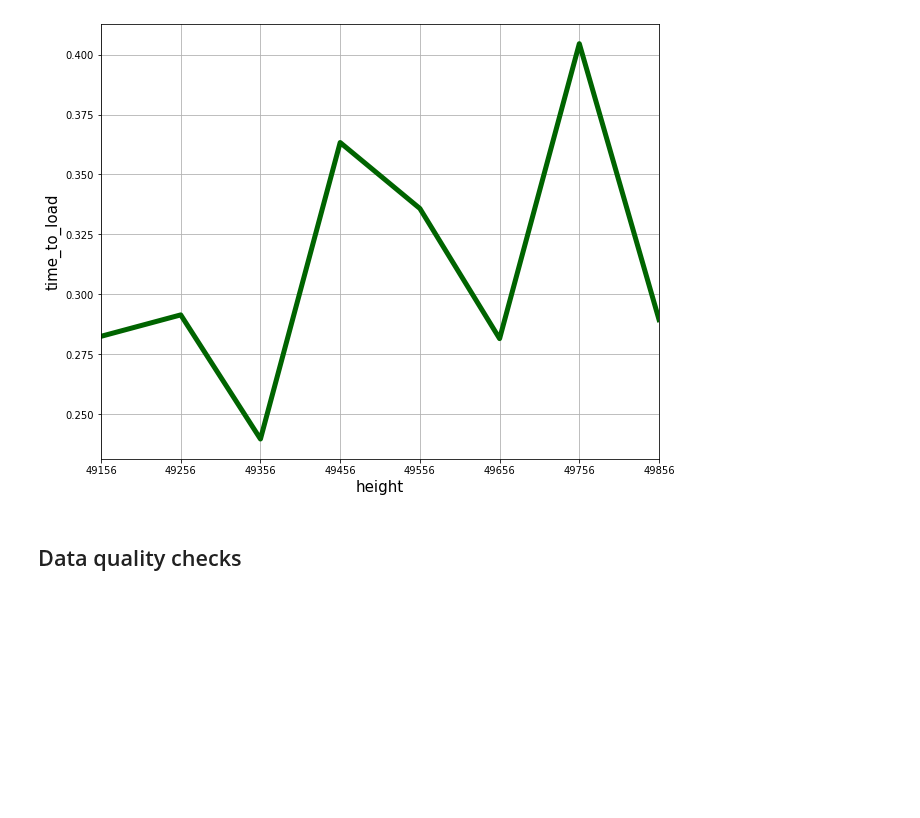
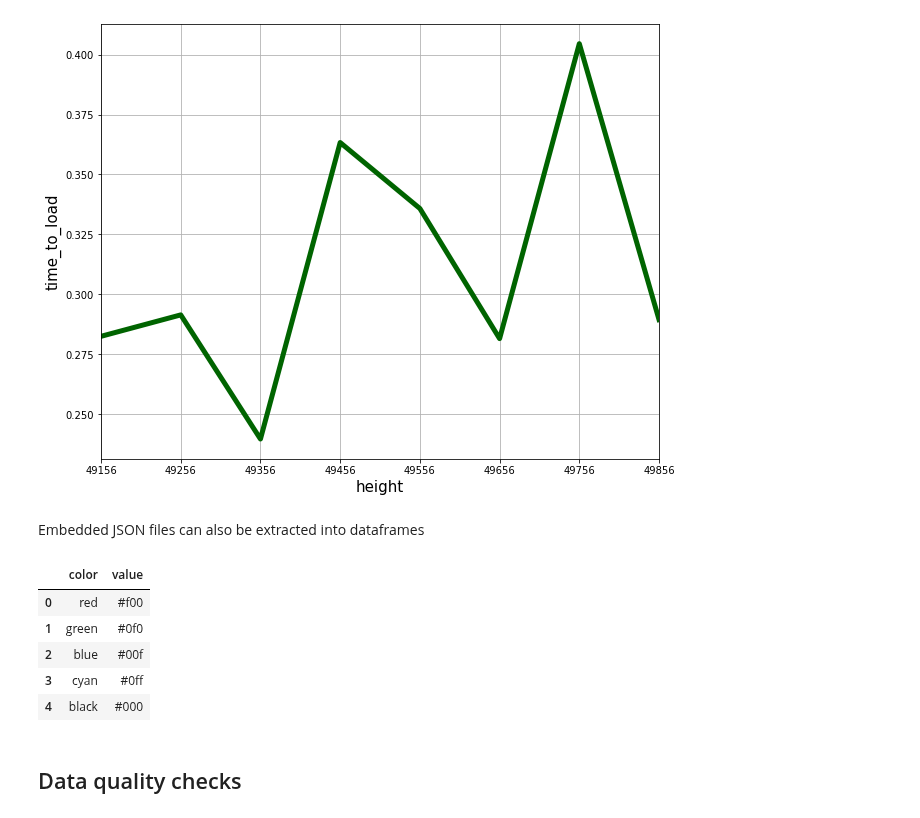
Before and after one commit to Mitchellpkt/python-isthmuslib, a Jupyter notebook: isthmuslib_tutorial.ipynb, the cells around one changed output. Drawn from its saved outputs; the diff is of its cells as text; code cells hidden in the pictures; blank space fills up the shorter version.

```diff
--- a/isthmuslib_tutorial.ipynb
+++ b/isthmuslib_tutorial.ipynb
@@ -383,6 +385,27 @@ timeseries.data['time_to_load'] = timeseries.data['time_to_load'].astype(float)
 timeseries.scatter('height','time_to_load');
 # %% [output]
 [figure]
+# %% [markdown]
+Embedded JSON files can also be extracted into dataframes
+# %%
+s: str = """The quick
+[[EMBEDDED_JSON_LINE]]{"color": "red", "value": "#f00"}
+Brown fox jumped
+[[EMBEDDED_JSON_LINE]]{"color": "green", "value": "#0f0"}
+[[EMBEDDED_JSON_LINE]]{"color": "blue", "value": "#00f"}
+Over the foobar
+[[EMBEDDED_JSON_LINE]]{"color": "cyan", "value": "#0ff"}
+[[EMBEDDED_JSON_LINE]]{"color": "black", "value": "#000"}
+"""
+
+isli.parse_string_with_embedded_json(s).head()
+# %% [output]
+|  | color | value |
+| 0 | red | #f00 |
+| 1 | green | #0f0 |
+| 2 | blue | #00f |
+| 3 | cyan | #0ff |
+| 4 | black | #000 |
 # %% [markdown]
 ## Data quality checks
 # %% [markdown]
```
Also changed, not shown: parts of 3 cells of this notebook, 6 other files.
